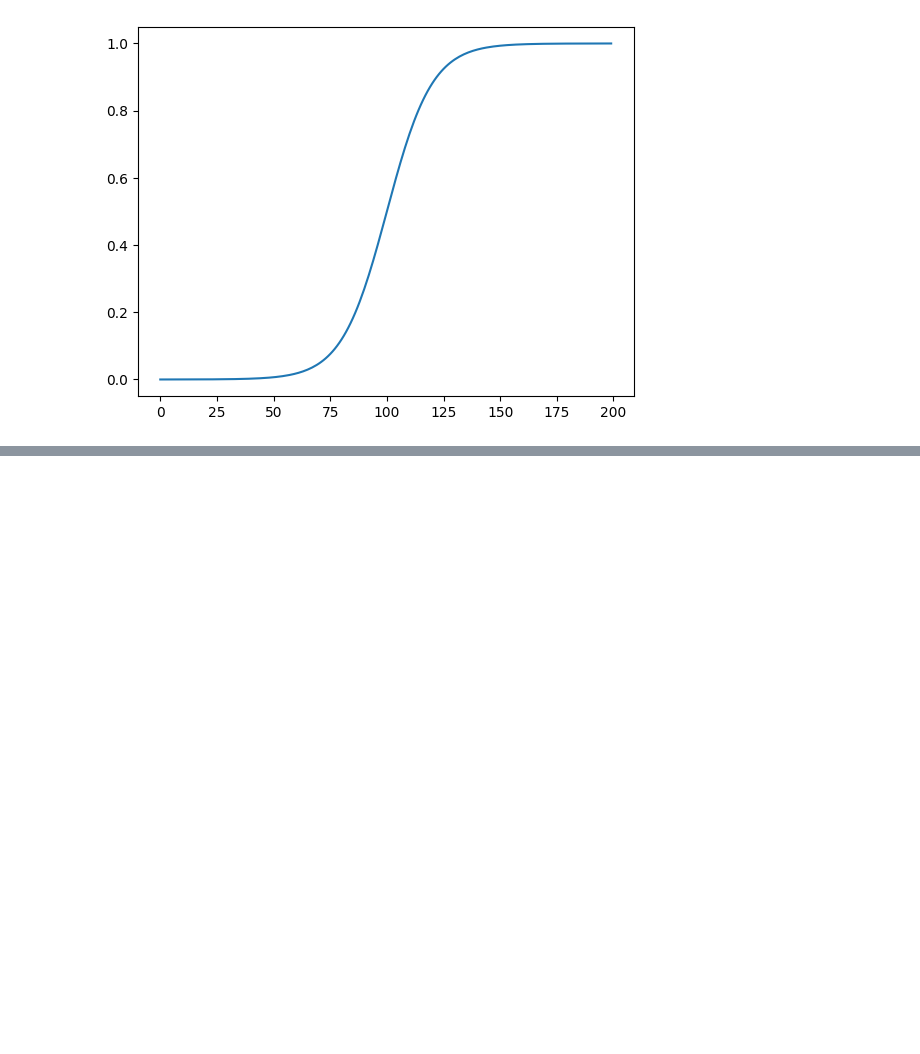
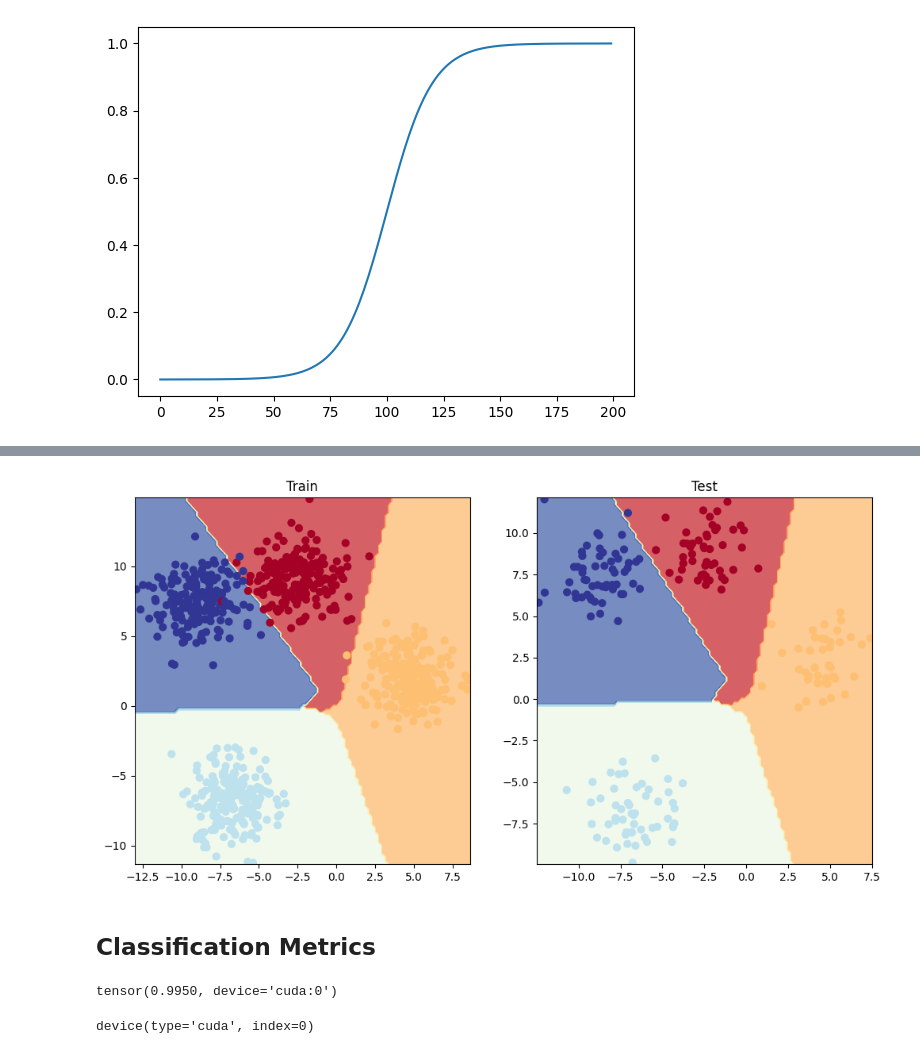
Before and after one commit to jet-c-21/PyTorch-PlayGround, a Jupyter notebook: Tutorials/mrdbourke/02. PyTorch Neural Network Classification.ipynb, the cells around one changed output, grey strips where cells are left out. Cells and saved outputs as stored; diff of their text form; code cells hidden in the pictures; blank space fills up the shorter version.

```diff
--- a/Tutorials/mrdbourke/02. PyTorch Neural Network Classification.ipynb
+++ b/Tutorials/mrdbourke/02. PyTorch Neural Network Classification.ipynb
@@ -740,0 +794,17 @@ plt.plot(sigmoid(A))
+# %%
+class BlobModel(nn.Module):
+    def __init__(self, input_features, output_features, hidden_units=8):
+        super().__init__()
+        self.linear_layer_stack = nn.Sequential(
+            nn.Linear(in_features=input_features, out_features=hidden_units),
+            nn.ReLU(),
+            nn.Linear(in_features=hidden_units, out_features=hidden_units),
+            nn.ReLU(),
+            nn.Linear(in_features=hidden_units, out_features=output_features)
+        )
+
+    def forward(self, x):
+        return self.linear_layer_stack(x)
+# %%
+model_4 = BlobModel(input_features=NUM_FEATURES, output_features=NUM_CLASSES).to(device)
+model_4
@@ -740,0 +825,9 @@ plt.plot(sigmoid(A))
+# %%
+loss_func = nn.CrossEntropyLoss()
+optimizer = torch.optim.SGD(params=model_4.parameters(), lr=0.1)
+# %%
+model_4.eval()
+with torch.inference_mode():
+    y_logits = model_4(X_blob_test.to(device))
+
+y_logits[:9]
@@ -740,0 +961,13 @@ plt.plot(sigmoid(A))
+# %%
+plt.figure(figsize=(12,6))
+plt.subplot(1, 2, 1)
+plt.title('Train')
+plot_decision_boundary(model_4, X_blob_train, y_blob_train)
+
+plt.subplot(1, 2, 2)
+plt.title('Test')
+plot_decision_boundary(model_4, X_blob_test, y_blob_test)
+# %% [output]
+[figure, added]
+# %% [markdown]
+## Classification Metrics
@@ -740,0 +978,8 @@ plt.plot(sigmoid(A))
+# %%
+torchmetric_accuracy(y_preds, y_blob_test)
+# %% [output]
+tensor(0.9950, device='cuda:0')
+# %%
+torchmetric_accuracy.device
+# %% [output]
+device(type='cuda', index=0)
```
Also changed, not shown: parts of 26 cells of this notebook, 2 other files.
